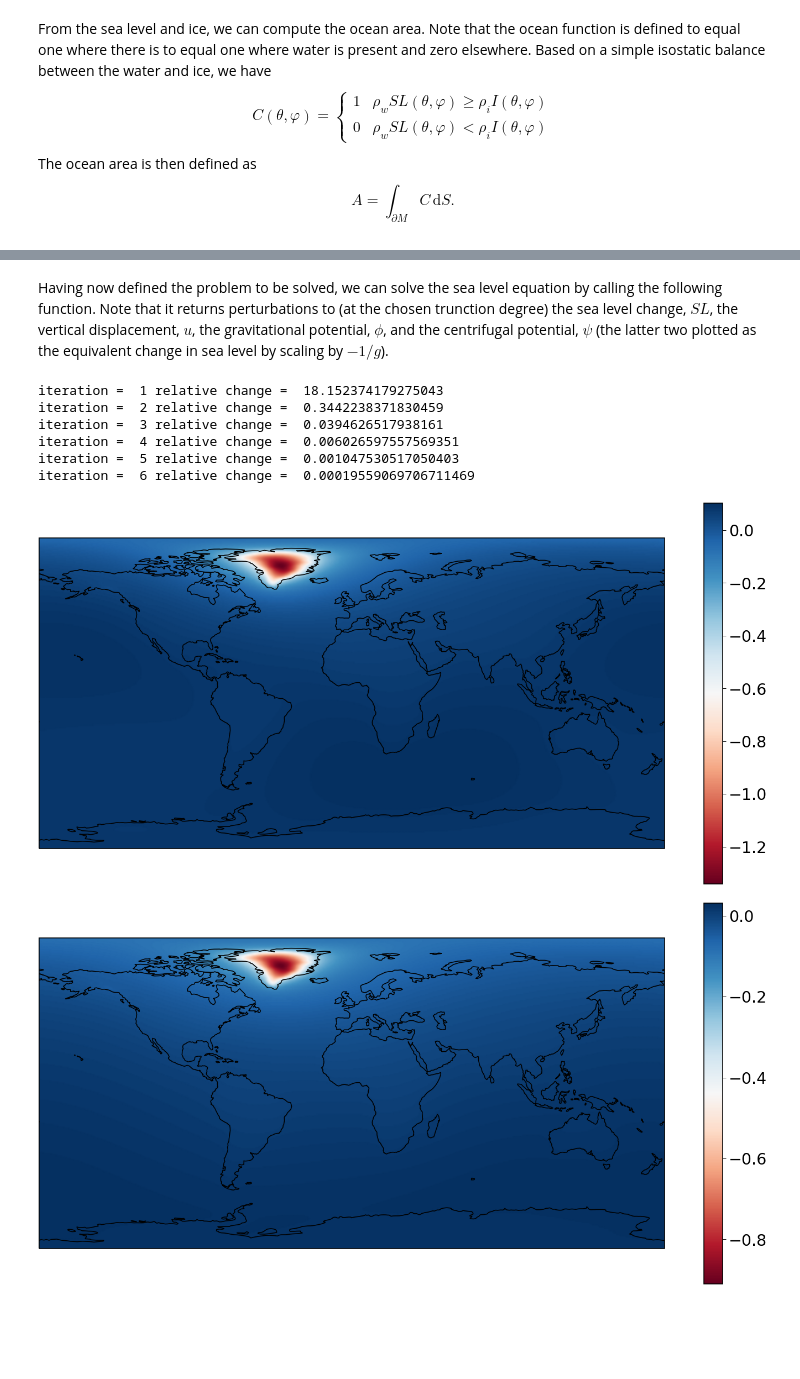
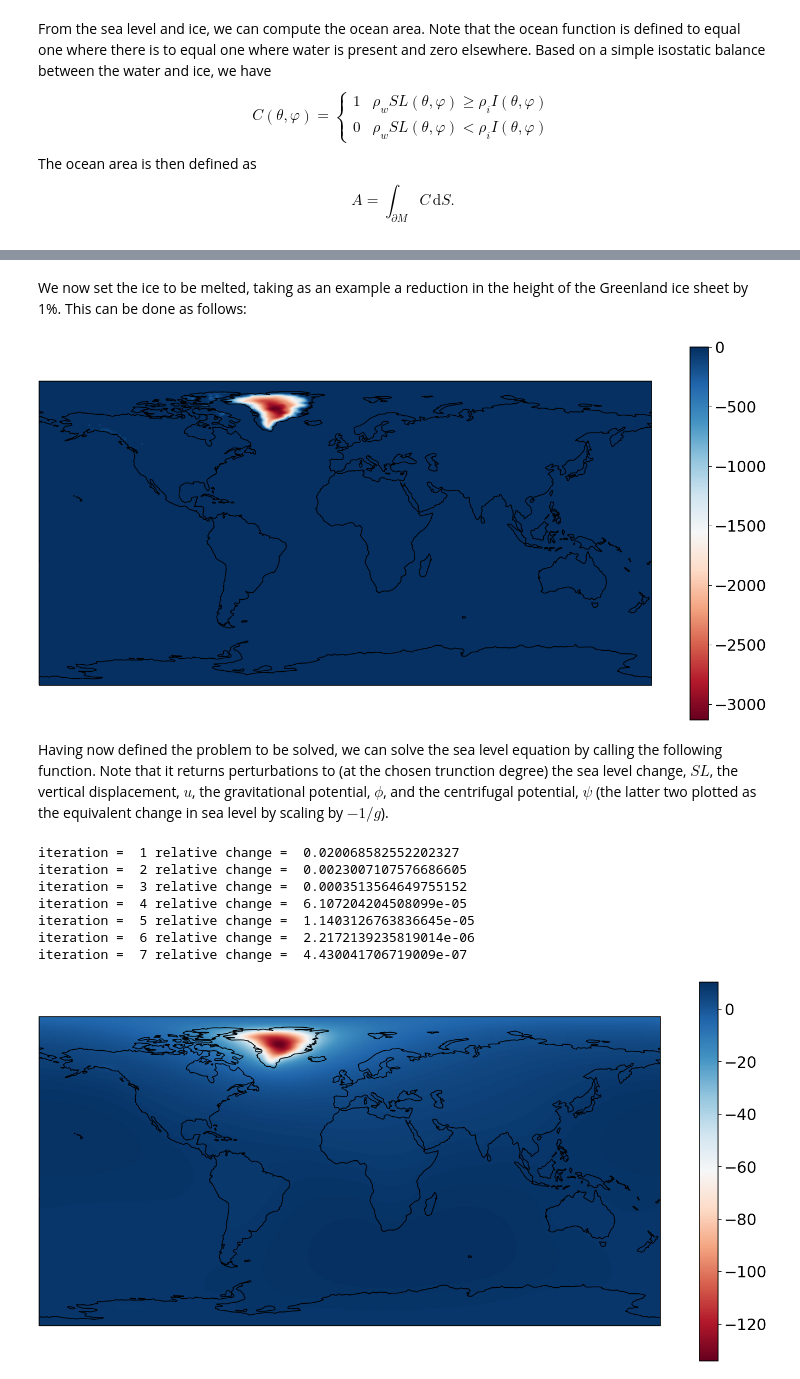
Before and after one commit to da380/SLReciprocityGJI, a Jupyter notebook: SL_forward.ipynb, the cells around one changed output, grey strips where cells are left out. Drawn from its saved outputs; the diff is of its cells as text; code cells hidden in the pictures; blank space fills up the shorter version.

```diff
--- a/SL_forward.ipynb
+++ b/SL_forward.ipynb
@@ -66,17 +53,24 @@ SL.geo_plot(ice,'RdBu')
-# %% [markdown]
-Having now defined the problem to be solved, we can solve the sea level equation by calling the following function. Note that it returns perturbations to (at the chosen trunction degree) the sea level change, $SL$, the vertical displacement, $u$, the gravitational potential, $\phi$, and the centrifugal potential, $\psi$ (the latter two plotted as the equivalent change in sea level by scaling by $-1/g$).
+# %% [markdown]
+We now set the ice to be melted, taking as an example a reduction in the height of the Greenland ice sheet by 1%. This can be done as follows:
+# %%
+ice = -1*SL.zero_southern_hemisphere(ice0)
+SL.geo_plot(ice)
+# %% [output]
+[figure, added]
+# %% [markdown]
+Having now defined the problem to be solved, we can solve the sea level equation by calling the following function. Note that it returns perturbations to (at the chosen trunction degree) the sea level change, $SL$, the vertical displacement, $u$, the gravitational potential, $\phi$, and the centrifugal potential, $\psi$ (the latter two plotted as the equivalent change in sea level by scaling by $-1/g$).
 # %%
-sl,u,phi,psi =  SL.fingerprint(C,ice)
-SL.geo_plot(sl,'RdBu')
-SL.geo_plot((-1)*u,'RdBu')
-SL.geo_plot((-1./SL.g)*phi,'RdBu')
-SL.geo_plot((-1./SL.g)*psi,'RdBu')
+# set the direct load
+zeta   = SL.rhoi*(1-C)*ice
+# solve the fingerprint problem
+sl,_,_,_,_ = SL.fingerprint(C,zeta)
+SL.geo_plot(sl)
 # %% [output]
-iteration =  1 relative change =  18.152374179275043
-iteration =  2 relative change =  0.3442238371830459
-iteration =  3 relative change =  0.0394626517938161
-iteration =  4 relative change =  0.006026597557569351
-iteration =  5 relative change =  0.001047530517050403
-iteration =  6 relative change =  0.00019559069706711469
+iteration =  1 relative change =  0.020068582552202327
+iteration =  2 relative change =  0.0023007107576686605
+iteration =  3 relative change =  0.0003513564649755152
+iteration =  4 relative change =  6.107204204508099e-05
+iteration =  5 relative change =  1.1403126763836645e-05
+iteration =  6 relative change =  2.2172139235819014e-06
+iteration =  7 relative change =  4.430041706719009e-07
-[figure, old version]
+[figure, new version]
-[figure, removed]
```
Also changed, not shown: parts of 12 cells of this notebook, 1 other file.
